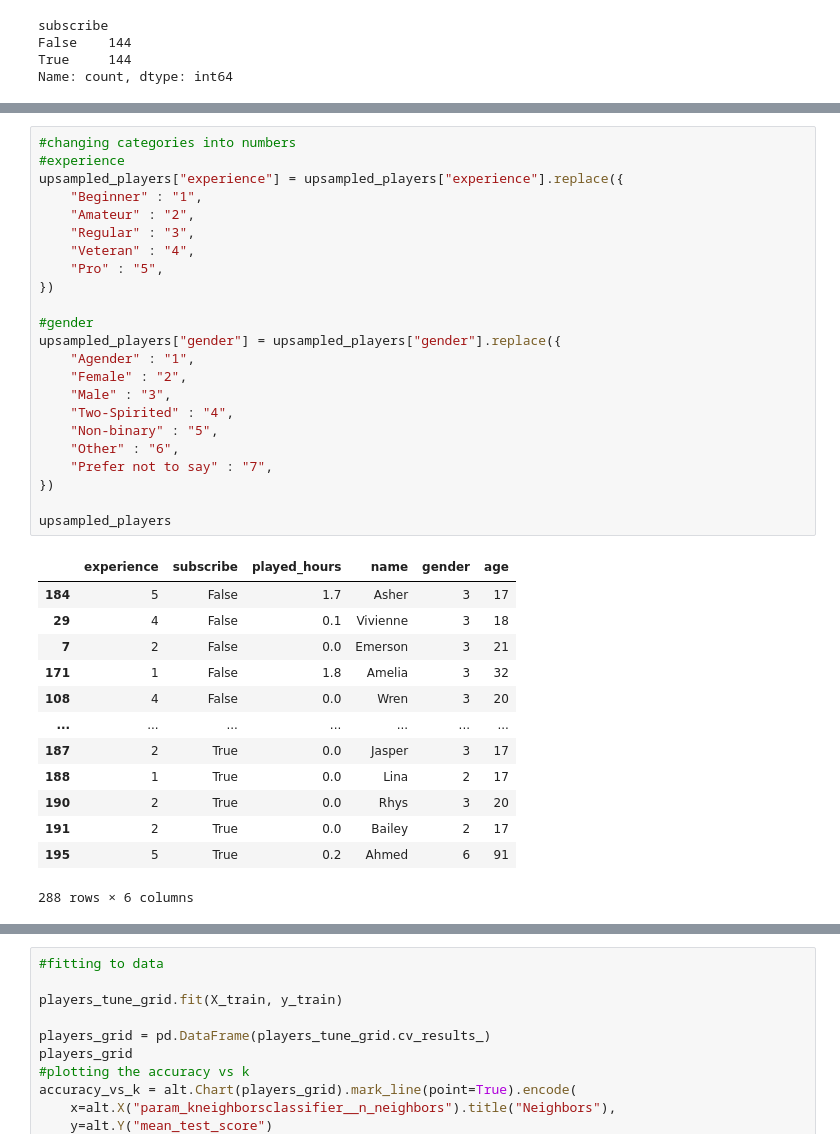
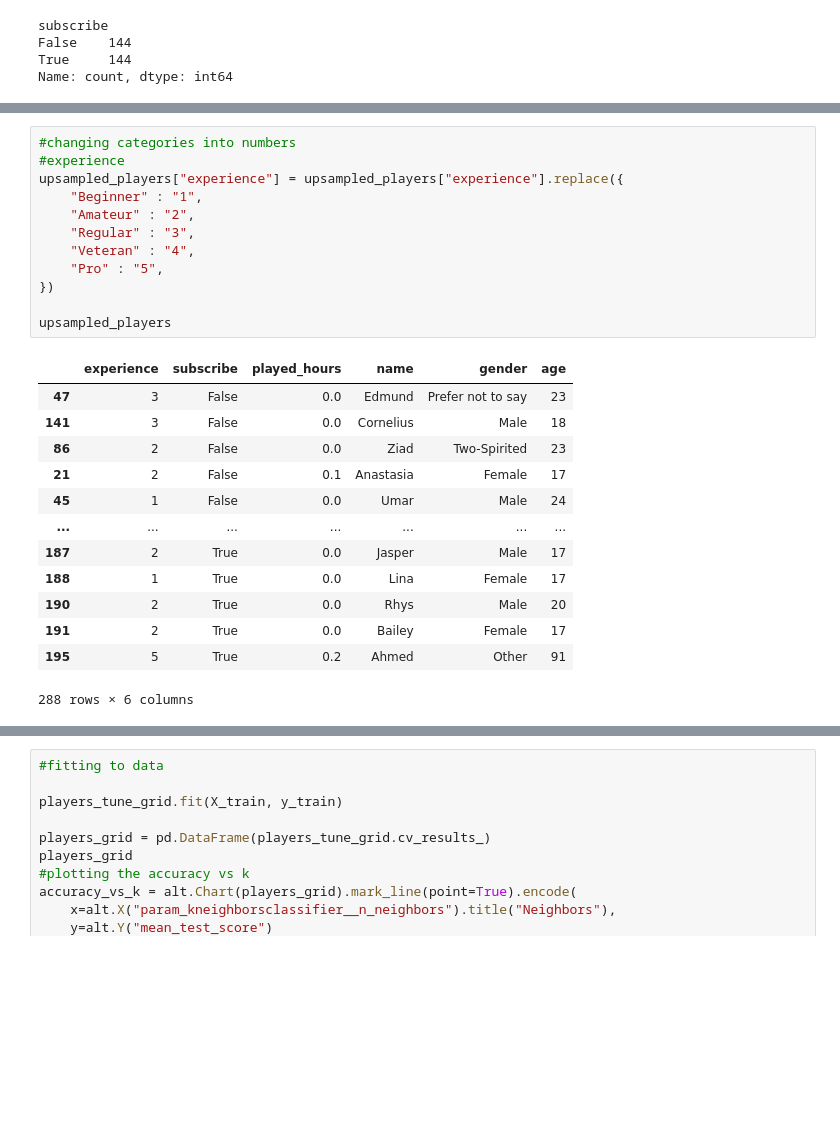
Before and after one commit to melodymokhtari/dsci-100-wt1-group25, a Jupyter notebook: working_notebook.ipynb, the cells around one changed output, grey strips where cells are left out. Drawn from its saved outputs; the diff is of its cells as text; blank space fills up the shorter version.

```diff
--- a/working_notebook.ipynb
+++ b/working_notebook.ipynb
@@ -109,38 +196,27 @@ set_config(transform_output="pandas")
 # %%
 #changing categories into numbers
 #experience
 upsampled_players["experience"] = upsampled_players["experience"].replace({
     "Beginner" : "1",
     "Amateur" : "2",
     "Regular" : "3",
     "Veteran" : "4",
     "Pro" : "5",
 })
 
-#gender
-upsampled_players["gender"] = upsampled_players["gender"].replace({
-    "Agender" : "1",
-    "Female" : "2",
-    "Male" : "3",
-    "Two-Spirited" : "4",
-    "Non-binary" : "5",
-    "Other" : "6",
-    "Prefer not to say" : "7",
-})
-
 upsampled_players
 # %% [output]
 |  | experience | subscribe | played_hours | name | gender | age |
-| 184 | 5 | False | 1.7 | Asher | 3 | 17 |
-| 29 | 4 | False | 0.1 | Vivienne | 3 | 18 |
-| 7 | 2 | False | 0.0 | Emerson | 3 | 21 |
-| 171 | 1 | False | 1.8 | Amelia | 3 | 32 |
-| 108 | 4 | False | 0.0 | Wren | 3 | 20 |
+| 47 | 3 | False | 0.0 | Edmund | Prefer not to say | 23 |
+| 141 | 3 | False | 0.0 | Cornelius | Male | 18 |
+| 86 | 2 | False | 0.0 | Ziad | Two-Spirited | 23 |
+| 21 | 2 | False | 0.1 | Anastasia | Female | 17 |
+| 45 | 1 | False | 0.0 | Umar | Male | 24 |
 | ... | ... | ... | ... | ... | ... | ... |
-| 187 | 2 | True | 0.0 | Jasper | 3 | 17 |
-| 188 | 1 | True | 0.0 | Lina | 2 | 17 |
-| 190 | 2 | True | 0.0 | Rhys | 3 | 20 |
-| 191 | 2 | True | 0.0 | Bailey | 2 | 17 |
-| 195 | 5 | True | 0.2 | Ahmed | 6 | 91 |
+| 187 | 2 | True | 0.0 | Jasper | Male | 17 |
+| 188 | 1 | True | 0.0 | Lina | Female | 17 |
+| 190 | 2 | True | 0.0 | Rhys | Male | 20 |
+| 191 | 2 | True | 0.0 | Bailey | Female | 17 |
+| 195 | 5 | True | 0.2 | Ahmed | Other | 91 |
 288 rows × 6 columns
 # %%
```
Also changed, not shown: parts of 17 cells of this notebook.
